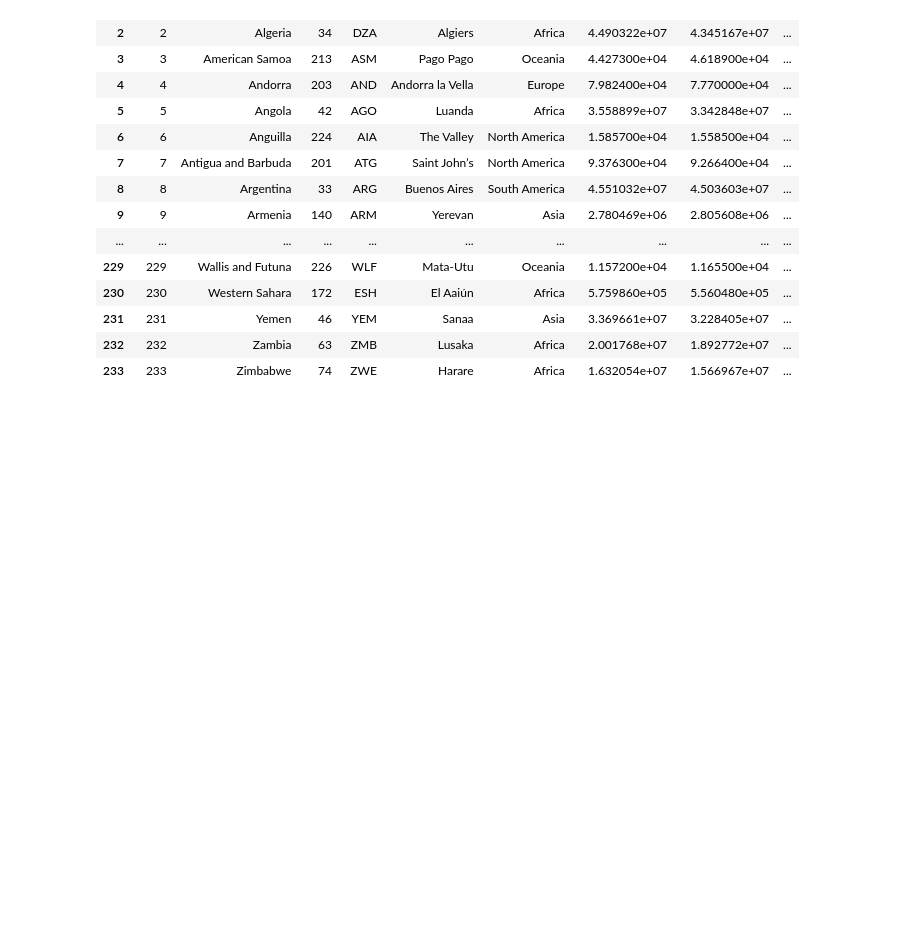
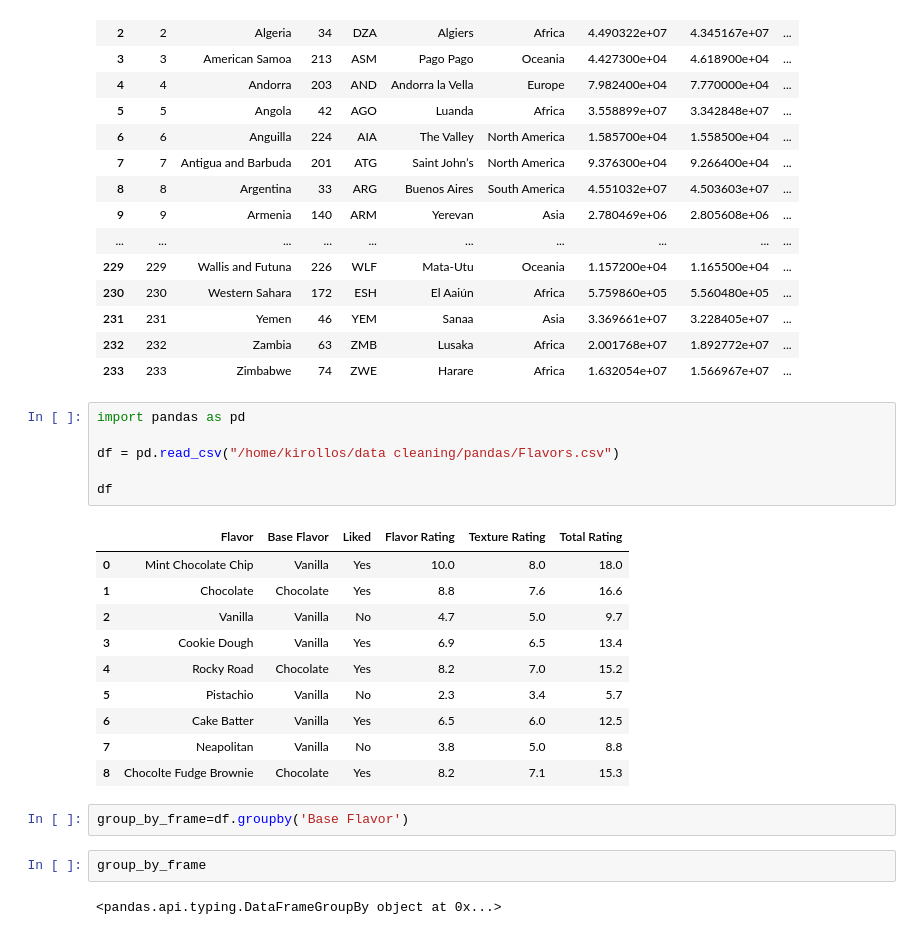
Before and after one commit to kirollos123/data_cleaning, a Jupyter notebook: pandas/Reading_file.ipynb, the cells around one changed output. Saved outputs shown, nothing was run; the diff lists cells and outputs as text; blank space fills up the shorter version.

```diff
--- a/pandas/Reading_file.ipynb
+++ b/pandas/Reading_file.ipynb
@@ -492,3 +492,26 @@ df.sort_index(ascending=[False, True])
 | 231 | 231 | Yemen | 46 | YEM | Sanaa | Asia | 3.369661e+07 | 3.228405e+07 | ... |
 | 232 | 232 | Zambia | 63 | ZMB | Lusaka | Africa | 2.001768e+07 | 1.892772e+07 | ... |
 | 233 | 233 | Zimbabwe | 74 | ZWE | Harare | Africa | 1.632054e+07 | 1.566967e+07 | ... |
+# %%
+import pandas as pd
+
+df = pd.read_csv("/home/kirollos/data cleaning/pandas/Flavors.csv")
+
+df
+# %% [output]
+|  | Flavor | Base Flavor | Liked | Flavor Rating | Texture Rating | Total Rating |
+| 0 | Mint Chocolate Chip | Vanilla | Yes | 10.0 | 8.0 | 18.0 |
+| 1 | Chocolate | Chocolate | Yes | 8.8 | 7.6 | 16.6 |
+| 2 | Vanilla | Vanilla | No | 4.7 | 5.0 | 9.7 |
+| 3 | Cookie Dough | Vanilla | Yes | 6.9 | 6.5 | 13.4 |
+| 4 | Rocky Road | Chocolate | Yes | 8.2 | 7.0 | 15.2 |
+| 5 | Pistachio | Vanilla | No | 2.3 | 3.4 | 5.7 |
+| 6 | Cake Batter | Vanilla | Yes | 6.5 | 6.0 | 12.5 |
+| 7 | Neapolitan | Vanilla | No | 3.8 | 5.0 | 8.8 |
+| 8 | Chocolte Fudge Brownie | Chocolate | Yes | 8.2 | 7.1 | 15.3 |
+# %%
+group_by_frame=df.groupby('Base Flavor')
+# %%
+group_by_frame
+# %% [output]
+<pandas.api.typing.DataFrameGroupBy object at 0x...>
```
Also changed, not shown: 2 other files.
